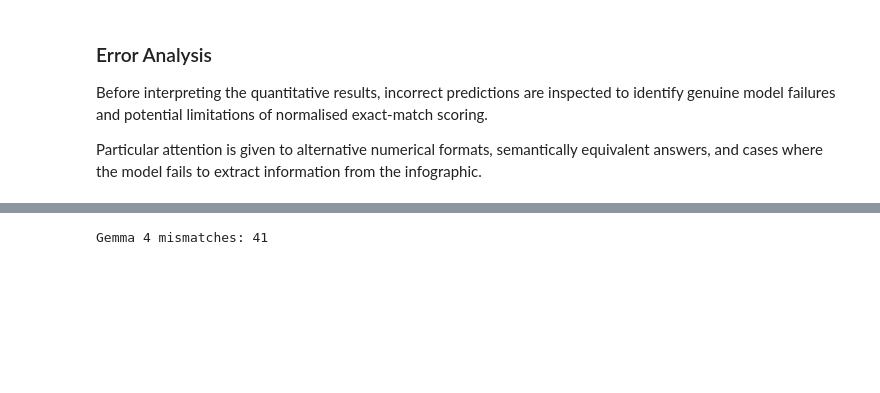
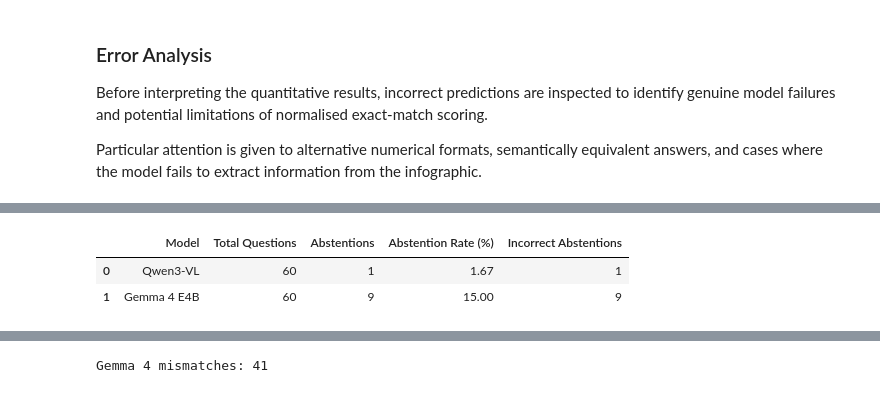
Before and after one commit to Sagun-Mq/COMP8410_Assignment_1, a Jupyter notebook: 03_Multimodal_Understanding.ipynb, the cells around one changed output, grey strips where cells are left out. Saved outputs shown, nothing was run; the diff lists cells and outputs as text; code cells hidden in the pictures; blank space fills up the shorter version.

```diff
--- a/03_Multimodal_Understanding.ipynb
+++ b/03_Multimodal_Understanding.ipynb
@@ -1098,0 +1352,96 @@ Particular attention is given to alternative numerical formats, semantically equ
+# %%
+
+# Identify explicit abstentions in existing predictions
+# No additional model inference required
+
+import re
+import pandas as pd
+
+abstention_patterns = [
+    r"\b(?:cannot|can't|unable to)\s+(?:determine|tell|identify|read|find|see)\b",
+    r"\b(?:not|isn't|wasn't)\s+(?:shown|stated|specified|provided|visible|available|mentioned)\b",
+    r"\b(?:does not|doesn't)\s+(?:show|state|specify|provide|mention|indicate)\b",
+    r"\b(?:unclear|illegible|unreadable)\b",
+    r"\b(?:not enough|insufficient)\s+information\b",
+    r"\b(?:cannot|can't)\s+be\s+determined\b"
+]
+
+def is_abstention(prediction):
+    if pd.isna(prediction):
+        return False
+
+    text = str(prediction).lower().strip()
+
+    return any(
+        re.search(pattern, text) is not None
+        for pattern in abstention_patterns
+    )
+
+
+paired["qwen_abstention"] = paired[
+    "qwen_prediction"
+].apply(is_abstention)
+
+paired["gemma_abstention"] = paired[
+    "gemma_prediction"
+].apply(is_abstention)
+
+
+# Summarise abstention frequency and correctness
+rows = []
+
+for model, abstain_col, correct_col in [
+    ("Qwen3-VL", "qwen_abstention", "qwen_correct"),
+    ("Gemma 4 E4B", "gemma_abstention", "gemma_correct")
+]:
+    abstentions = paired[abstain_col]
+
+    rows.append({
+        "Model": model,
+        "Total Questions": len(paired),
+        "Abstentions": int(abstentions.sum()),
+        "Abstention Rate (%)": round(
+            abstentions.mean() * 100, 2
+        ),
+        "Incorrect Abstentions": int(
+            (abstentions & ~paired[correct_col]).sum()
+        )
+    })
+
+abstention_summary = pd.DataFrame(rows)
+
+print("Abstention Summary")
+display(abstention_summary)
+
+
+# Display responses classified as abstentions
+for model, pred_col, abstain_col in [
+    ("Qwen3-VL", "qwen_prediction", "qwen_abstention"),
+    ("Gemma 4 E4B", "gemma_prediction", "gemma_abstention")
+]:
+    print(f"\n{model} — Flagged Abstentions")
+
+    display(
+        paired.loc[
+            paired[abstain_col],
+            [
+                "sample_index",
+                "question",
+                "reference_answers",
+                pred_col
+            ]
+        ]
+    )
+
+
+# Save results without overwriting original predictions
+abstention_summary.to_csv(
+    eval_dir / "abstention_summary.csv",
+    index=False
+)
+
+paired.to_csv(
+    eval_dir / "model_comparison_with_abstentions.csv",
+    index=False
+)
+# %% [output]
@@ -1098,0 +1449,3 @@ Particular attention is given to alternative numerical formats, semantically equ
+|  | Model | Total Questions | Abstentions | Abstention Rate (%) | Incorrect Abstentions |
+| 0 | Qwen3-VL | 60 | 1 | 1.67 | 1 |
+| 1 | Gemma 4 E4B | 60 | 9 | 15.00 | 9 |
```
Also changed, not shown: parts of 13 cells of this notebook, 4 other files.
